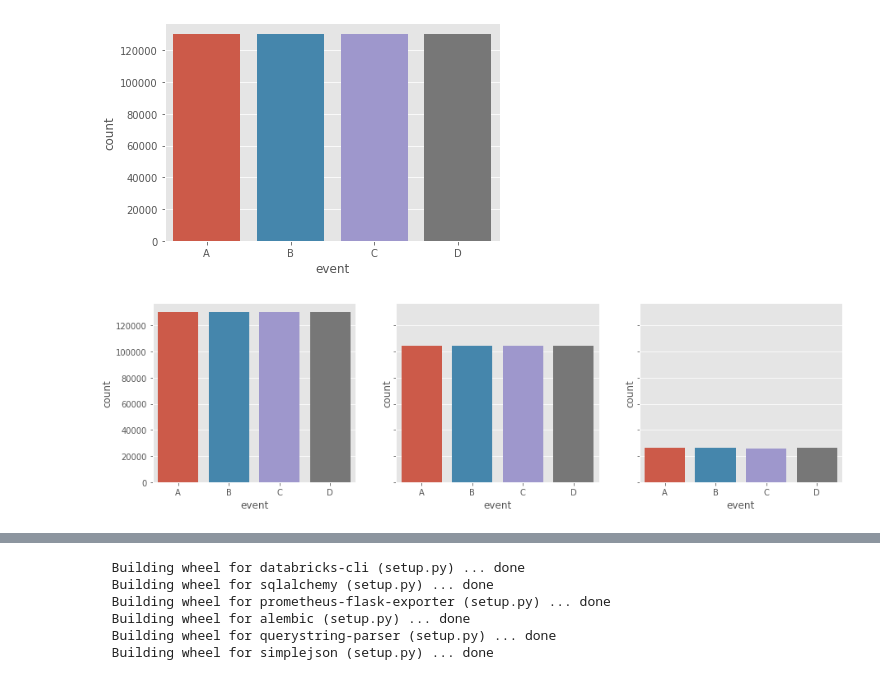
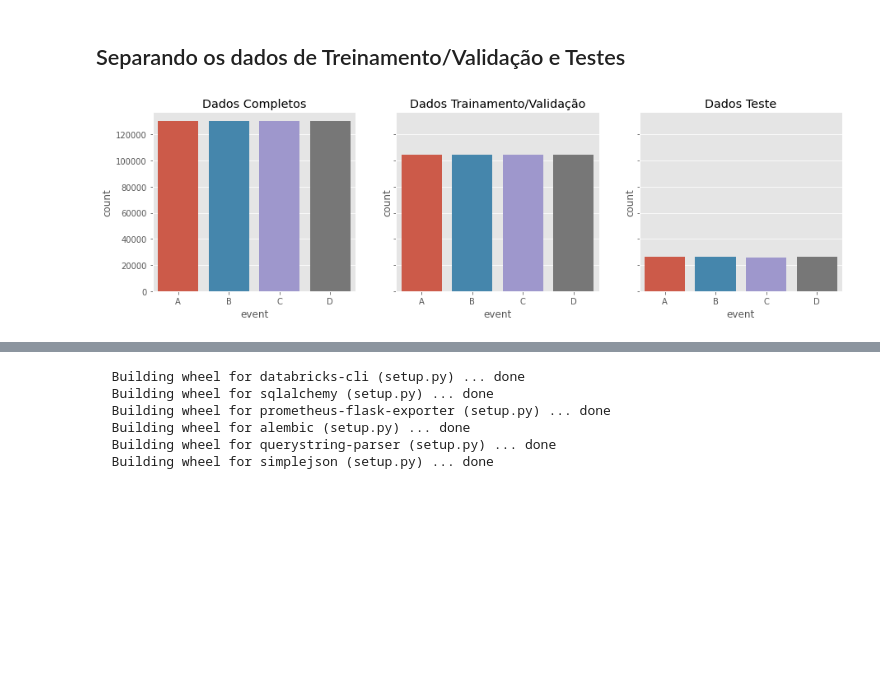
Before and after one commit to joaopamaral/tcc_puc_cdbd, a Jupyter notebook: Treinanco_Modelo_Reducing_Commercial_Aviation_Fatalities.ipynb, the cells around one changed output, grey strips where cells are left out. Cells and saved outputs as stored; diff of their text form; code cells hidden in the pictures; blank space fills up the shorter version.

```diff
--- a/Treinanco_Modelo_Reducing_Commercial_Aviation_Fatalities.ipynb
+++ b/Treinanco_Modelo_Reducing_Commercial_Aviation_Fatalities.ipynb
@@ -89,19 +65,17 @@ train_df.head()
 # %%
 features = numeric_features
 target = 'event'
-# %%
-sns.countplot(train_df[target], order=['A', 'B', 'C', 'D']);
-# %% [output]
-[figure, removed]
+# %% [markdown]
+## Separando os dados de Treinamento/Validação e Testes
 # %%
 balanced_X_train, balanced_X_test, balanced_y_train, balanced_y_test = train_test_split(train_df[features], train_df[target], test_size=0.20, random_state=42)
 # %%
 fig, ax = plt.subplots(1, 3, figsize=(15, 4), sharey=True)
 
 order = ['A', 'B', 'C', 'D']
-sns.countplot(train_df[target], order=order, ax=ax[0]);
-sns.countplot(balanced_y_train, order=order, ax=ax[1]);
-sns.countplot(balanced_y_test, order=order, ax=ax[2]);
+sns.countplot(train_df[target], order=order, ax=ax[0]).set_title('Dados Completos');
+sns.countplot(balanced_y_train, order=order, ax=ax[1]).set_title('Dados Trainamento/Validação');
+sns.countplot(balanced_y_test, order=order, ax=ax[2]).set_title('Dados Teste');
 # %% [output]
-[figure, old version]
+[figure, new version]
 # %%
```
Also changed, not shown: parts of 12 cells of this notebook.
